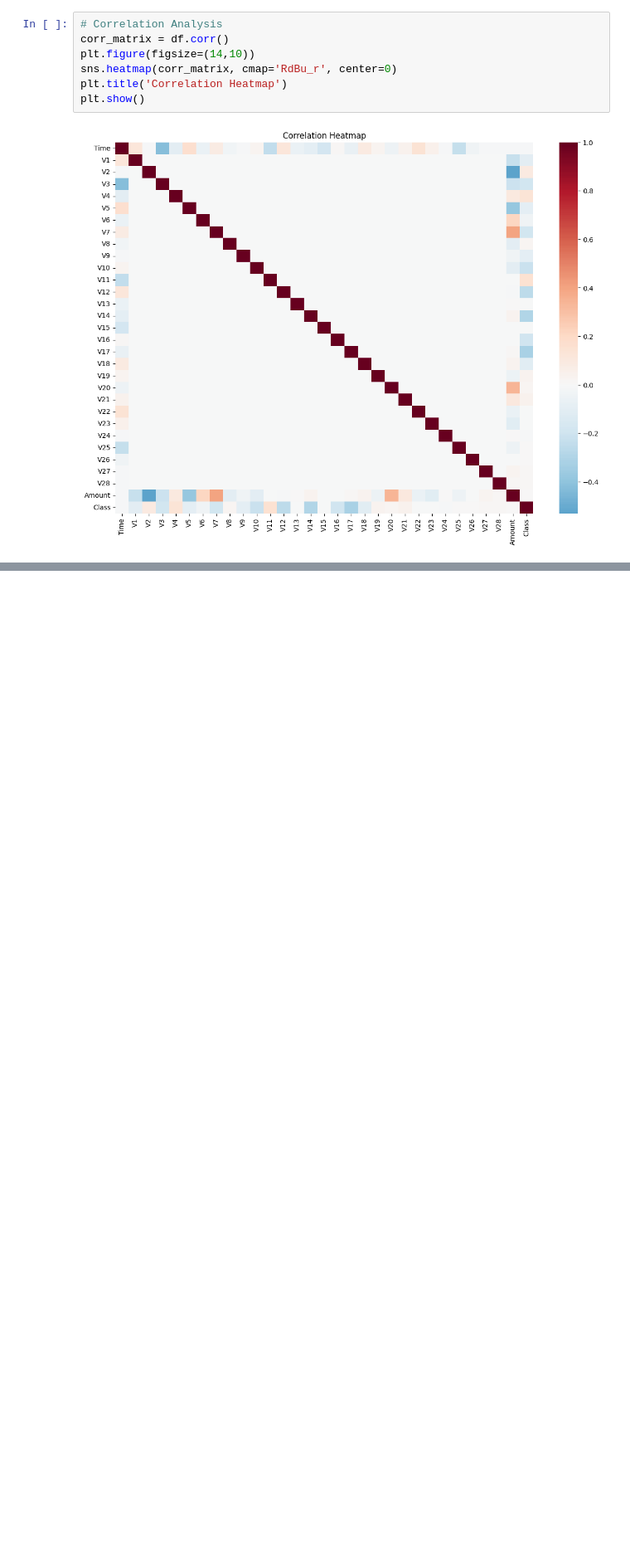
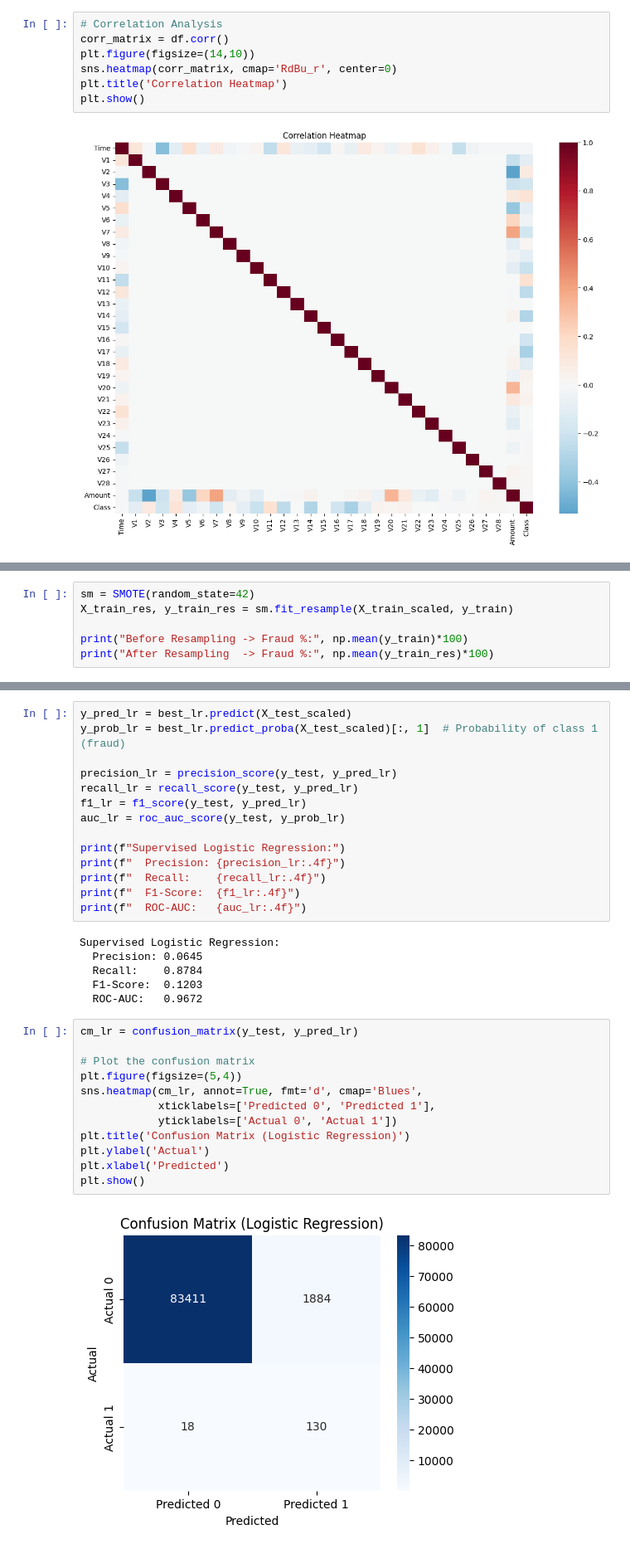
Before and after one commit to abdelrahmanikram/cc_anomaly_detection, a Jupyter notebook: main.ipynb, the cells around one changed output, grey strips where cells are left out. Shown at 83% size. Cells and saved outputs as stored; diff of their text form; blank space fills up the shorter version.

```diff
--- a/main.ipynb
+++ b/main.ipynb
@@ -123,0 +205,6 @@ plt.show()
+# %%
+sm = SMOTE(random_state=42)
+X_train_res, y_train_res = sm.fit_resample(X_train_scaled, y_train)
+
+print("Before Resampling -> Fraud %:", np.mean(y_train)*100)
+print("After Resampling  -> Fraud %:", np.mean(y_train_res)*100)
@@ -123,0 +239,34 @@ plt.show()
+# %%
+y_pred_lr = best_lr.predict(X_test_scaled)
+y_prob_lr = best_lr.predict_proba(X_test_scaled)[:, 1]  # Probability of class 1 (fraud)
+
+precision_lr = precision_score(y_test, y_pred_lr)
+recall_lr = recall_score(y_test, y_pred_lr)
+f1_lr = f1_score(y_test, y_pred_lr)
+auc_lr = roc_auc_score(y_test, y_prob_lr)
+
+print(f"Supervised Logistic Regression:")
+print(f"  Precision: {precision_lr:.4f}")
+print(f"  Recall:    {recall_lr:.4f}")
+print(f"  F1-Score:  {f1_lr:.4f}")
+print(f"  ROC-AUC:   {auc_lr:.4f}")
+# %% [output]
+Supervised Logistic Regression:
+  Precision: 0.0645
+  Recall:    0.8784
+  F1-Score:  0.1203
+  ROC-AUC:   0.9672
+# %%
+cm_lr = confusion_matrix(y_test, y_pred_lr)
+
+# Plot the confusion matrix
+plt.figure(figsize=(5,4))
+sns.heatmap(cm_lr, annot=True, fmt='d', cmap='Blues',
+            xticklabels=['Predicted 0', 'Predicted 1'],
+            yticklabels=['Actual 0', 'Actual 1'])
+plt.title('Confusion Matrix (Logistic Regression)')
+plt.ylabel('Actual')
+plt.xlabel('Predicted')
+plt.show()
+# %% [output]
+[figure, added]
```
Also changed, not shown: parts of 12 cells of this notebook.
